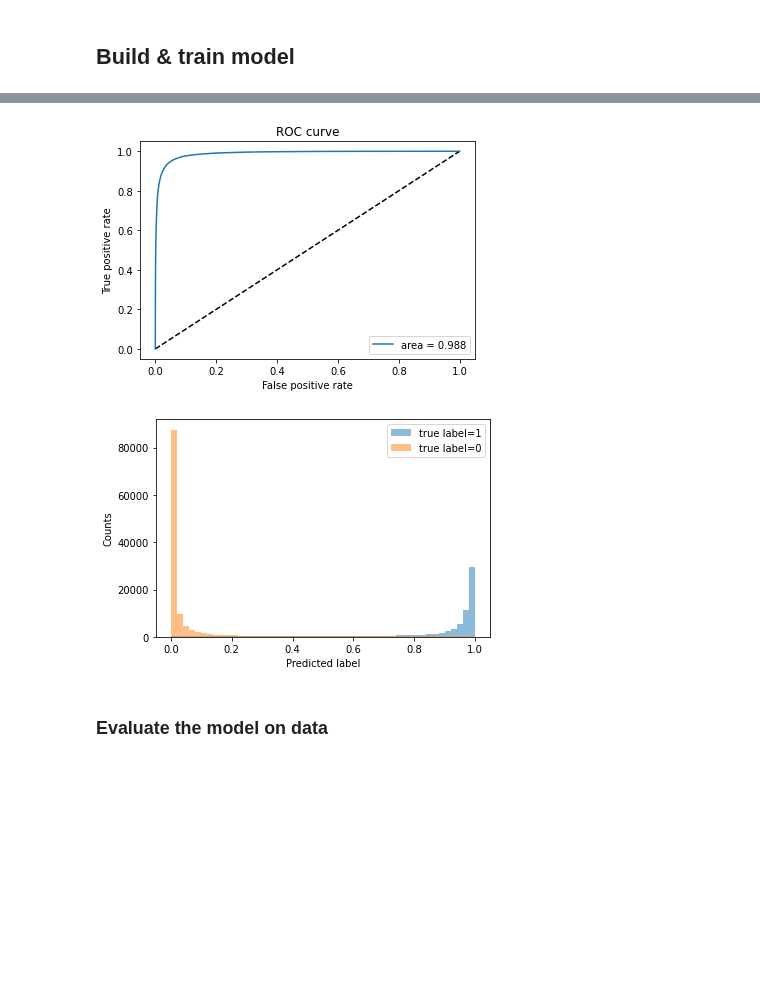
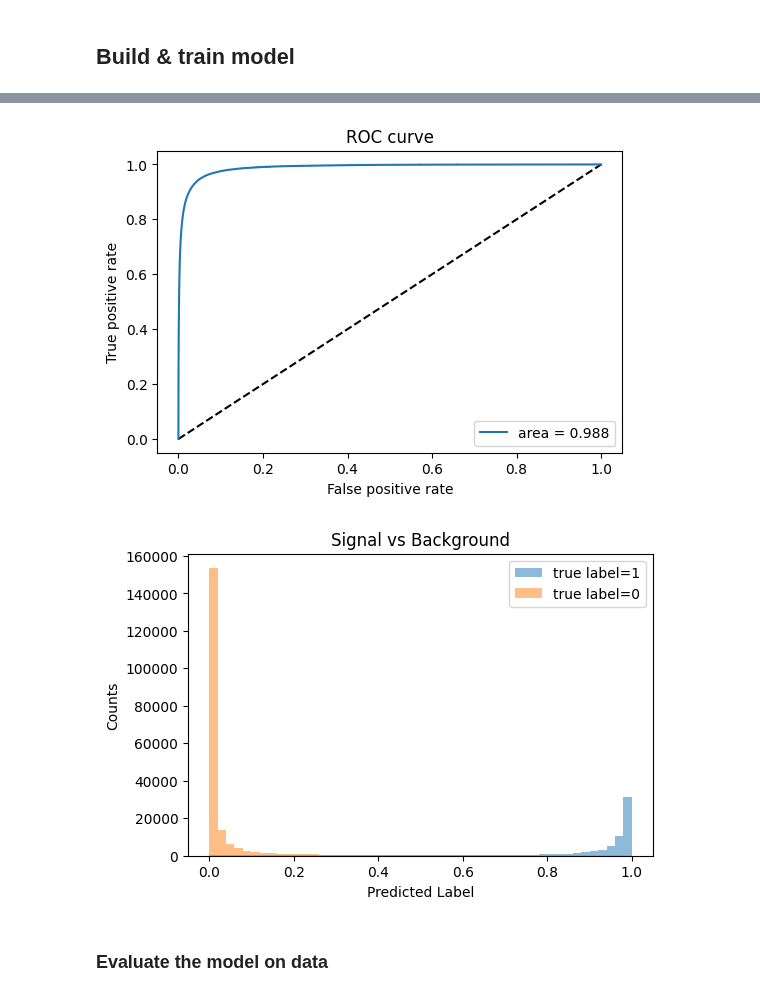
Before and after one commit to nbraukman/PhotonClassification, a Jupyter notebook: PhotonClassification.ipynb, the cells around one changed output, grey strips where cells are left out. Saved outputs shown, nothing was run; the diff lists cells and outputs as text; code cells hidden in the pictures; blank space fills up the shorter version.

```diff
--- a/PhotonClassification.ipynb
+++ b/PhotonClassification.ipynb
@@ -313,6 +348,8 @@ df = pd.DataFrame({
     'deltaR_photon_lepton': np.array(outputMC['deltaR_photon_lepton'].value),
     'deltaR_photon_jet': np.array(outputMC['deltaR_photon_jet'].value),
 
+    'file': np.array(outputMC['file'].value), # for mvaID comparison, will remove from training set
+
     'photon_genPartFlav': np.array(outputMC['photon_genPartFlav'].value), ## TARGET ##
 })
 df.describe()
@@ -335,8 +372,8 @@ df['photon_genPartFlav'].value_counts()
 Name: photon_genPartFlav, dtype: int64
 # %%
-### get rid of '13' ###
+### get rid of other labels ###
 
-df = df[df['photon_genPartFlav'] != 13]
+df = df[(df['photon_genPartFlav'] == 1) | (df['photon_genPartFlav'] == 0)]
 df.describe()
 # %% [output]
 |  | photon_pt | photon_eta | photon_phi | photon_hoe | photon_r9 | photon_sieie | photon_pfRelIso03_all | ... |
@@ -381,2 +418,12 @@ print(y_train.min())
 1
 0
+# %%
+# remove dataset variable from X
+file_test = X_test[:,-1]
+file_test = file_test.reshape(file_test.shape[0],1)
+
+X_train = X_train[:,:-1]
+X_val = X_val[:,:-1]
+X_test = X_test[:,:-1]
+
+file_test
@@ -413,6 +468,6 @@ Trainable params: 1,441
 Non-trainable params: 0
 _________________________________________________________________
 # %%
-model.fit(X_train_scaled, y_train, epochs=5, batch_size=128)
+model.fit(X_train_scaled, y_train, epochs=5, batch_size=512)
 # %% [output]
 Epoch 1/5
@@ -437,6 +492,8 @@ y_pred = model.predict(X_test_scaled)
 fpr, tpr, thresholds = roc_curve(y_test, y_pred)
 area_under_curve = auc(fpr, tpr)
 # %%
+plt.figure(figsize=(6,4),dpi=100)
+
 plt.plot([0,1], [0,1], 'k--')
 plt.plot(fpr, tpr, label='area = {:.3f}'.format(area_under_curve))
 
@@ -446,21 +503,23 @@ plt.title('ROC curve')
 plt.legend(loc='best')
 plt.show()
 # %% [output]
-[figure, old version]
+[figure, new version]
 # %%
 predTrue  = y_pred[y_test==True]
 predFalse = y_pred[y_test==False]
 # %%
+plt.figure(figsize=(6,4),dpi=100)
+
 plt.hist(predTrue,bins=50,alpha=0.5,label='true label=1')
 plt.hist(predFalse,bins=50,alpha=0.5,label='true label=0')
 
-plt.xlabel('Predicted label')
+plt.xlabel('Predicted Label')
 plt.ylabel('Counts')
-plt.title('')
+plt.title("Signal vs Background")
 plt.legend(loc='best')
 plt.show()
 # %% [output]
-[figure, old version]
+[figure, new version]
 # %% [markdown]
 ### Evaluate the model on data
 # %%
```
Also changed, not shown: parts of 25 cells of this notebook, 2 other files.
